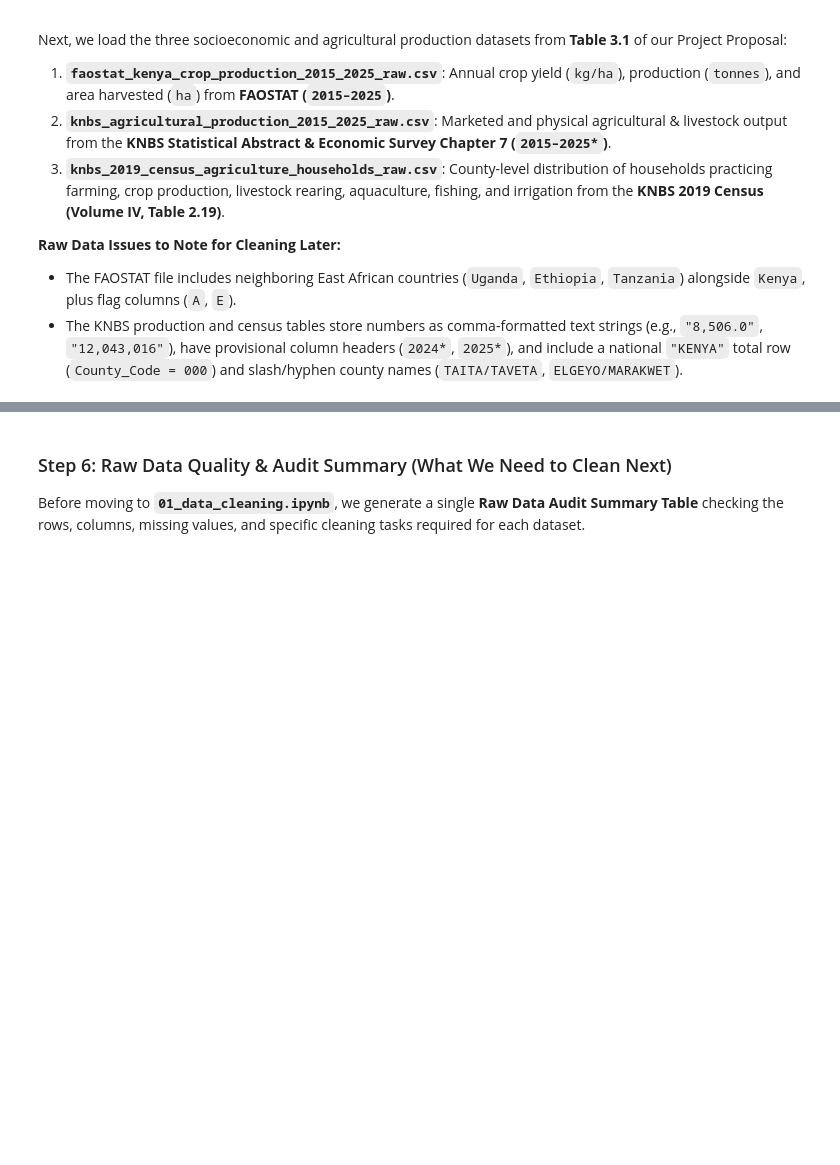
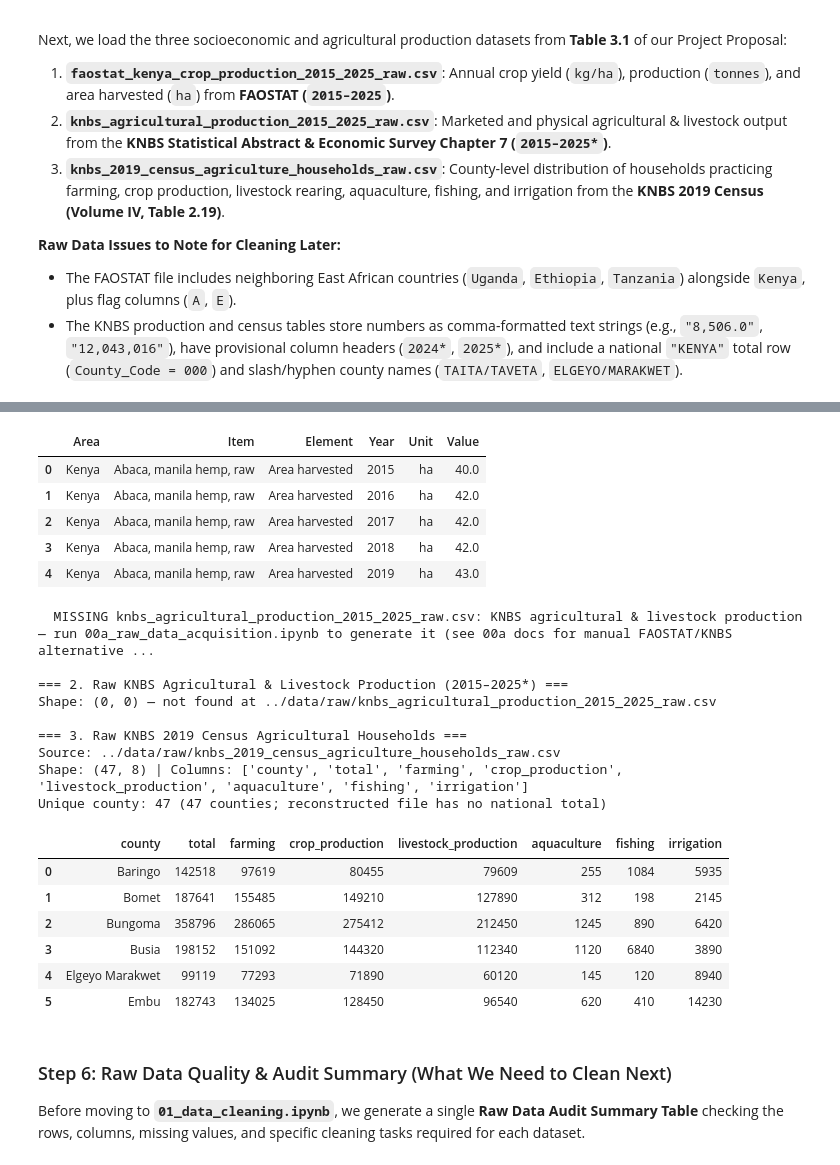
Before and after one commit to mikeledusei/AgriShield, a Jupyter notebook: data_pipeline/notebooks/00b_data_ingest.ipynb, the cells around one changed output, grey strips where cells are left out. Cells and saved outputs as stored; diff of their text form; code cells hidden in the pictures; blank space fills up the shorter version.

```diff
--- a/data_pipeline/notebooks/00b_data_ingest.ipynb
+++ b/data_pipeline/notebooks/00b_data_ingest.ipynb
@@ -245,22 +271,56 @@ Next, we load the three socioeconomic and agricultural production datasets from
 - The KNBS production and census tables store numbers as comma-formatted text strings (e.g., `"8,506.0"`, `"12,043,016"`), have provisional column headers (`2024*`, `2025*`), and include a national `"KENYA"` total row (`County_Code = 000`) and slash/hyphen county names (`TAITA/TAVETA`, `ELGEYO/MARAKWET`).
 # %%
 # 1. Load raw FAOSTAT Crop Production, Yield & Area Harvested (2015-2025)
+# 00a writes normalized FAOSTAT bulk (Area/Item/Element/Year/Unit/Value, Kenya-only);
+# legacy/manual files use wide form (Country/Item/Year/Yield (kg/ha) + flags A/E). Handle both.
+def _safe_read(name, desc):
+    p = find_raw(name)
+    if not p.exists():
+        print(f"  MISSING {name}: {desc} — run 00a_raw_data_acquisition.ipynb to generate it (see 00a docs for manual FAOSTAT/KNBS alternatives)")
+        return pd.DataFrame(), p
+    try:
+        return pd.read_csv(p, low_memory=False), p
+    except Exception as e:
+        print(f"  Failed to read {name}: {e}")
+        return pd.DataFrame(), p
 
-faostat_raw = pd.read_csv(DATA_DIR / "faostat_kenya_crop_production_2015_2025_raw.csv")
+faostat_raw, faostat_path = _safe_read("faostat_kenya_crop_production_2015_2025_raw.csv", "FAOSTAT crop production")
 print("=== 1. Raw FAOSTAT Crop Production & Yield (2015–2025) ===")
-print(f"Shape: {faostat_raw.shape} | Countries in file: {faostat_raw['Country'].unique().tolist()}")
-display(faostat_raw.head(5))
+if not faostat_raw.empty:
+    print(f"Source: {faostat_path}")
+    print(f"Shape: {faostat_raw.shape} | Columns: {list(faostat_raw.columns)}")
+    country_col = next((c for c in ["Country", "Area", "area", "country"] if c in faostat_raw.columns), None)
+    if country_col is not None:
+        vals = faostat_raw[country_col].dropna().unique().tolist()
+        print(f"Countries/Areas in file: {vals} (00a-filtered files show ['Kenya']; legacy files also include Uganda/Ethiopia/Tanzania)")
+    else:
+        print(f"No Country/Area column — available columns: {list(faostat_raw.columns)}")
+    display(faostat_raw.head(5))
+else:
+    print(f"Shape: (0, 0) — not found at {faostat_path}")
 
 # 2. Load raw KNBS Chapter 7 Agricultural & Livestock Production (2015-2025*)
-
-knbs_prod_raw = pd.read_csv(DATA_DIR / "knbs_agricultural_production_2015_2025_raw.csv")
+knbs_prod_raw, knbs_prod_path = _safe_read("knbs_agricultural_production_2015_2025_raw.csv", "KNBS agricultural & livestock production")
 print("\n=== 2. Raw KNBS Agricultural & Livestock Production (2015–2025*) ===")
-print(f"Shape: {knbs_prod_raw.shape}")
-display(knbs_prod_raw.head(6))
+if not knbs_prod_raw.empty:
+    print(f"Source: {knbs_prod_path}")
+    print(f"Shape: {knbs_prod_raw.shape} | Columns: {list(knbs_prod_raw.columns)}")
+    display(knbs_prod_raw.head(6))
+else:
+    print(f"Shape: (0, 0) — not found at {knbs_prod_path}")
 
 # 3. Load raw KNBS 2019 Census Agricultural & Livestock Households by County
-
-census_demo_raw = pd.read_csv(DATA_DIR / "knbs_2019_census_agriculture_households_raw.csv")
+census_demo_raw, census_demo_path = _safe_read("knbs_2019_census_agriculture_households_raw.csv", "KNBS 2019 census agricultural households")
 print("\n=== 3. Raw KNBS 2019 Census Agricultural Households ===")
-print(f"Shape: {census_demo_raw.shape} (Includes 1 national 'KENYA' total row + 47 counties)")
-display(census_demo_raw.head(6))
+if not census_demo_raw.empty:
+    print(f"Source: {census_demo_path}")
+    print(f"Shape: {census_demo_raw.shape} | Columns: {list(census_demo_raw.columns)}")
+    county_col = "County / Sub-County" if "County / Sub-County" in census_demo_raw.columns else ("county" if "county" in census_demo_raw.columns else census_demo_raw.columns[0])
+    nunique = census_demo_raw[county_col].nunique() if county_col in census_demo_raw.columns else "?"
+    has_kenya = census_demo_raw[county_col].astype(str).str.strip().str.upper().eq("KENYA").any() if county_col in census_demo_raw.columns else False
+    suffix = " (includes 1 national 'KENYA' total row + 47 counties)" if has_kenya else " (47 counties; reconstructed file has no national total)"
+    print(f"Unique {county_col}: {nunique}{suffix}")
+    display(census_demo_raw.head(6))
+else:
+    print(f"Shape: (0, 0) — not found at {census_demo_path}")
+# %% [output]
@@ -267,3 +331,25 @@ display(census_demo_raw.head(6))
+|  | Area | Item | Element | Year | Unit | Value |
+| 0 | Kenya | Abaca, manila hemp, raw | Area harvested | 2015 | ha | 40.0 |
+| 1 | Kenya | Abaca, manila hemp, raw | Area harvested | 2016 | ha | 42.0 |
+| 2 | Kenya | Abaca, manila hemp, raw | Area harvested | 2017 | ha | 42.0 |
+| 3 | Kenya | Abaca, manila hemp, raw | Area harvested | 2018 | ha | 42.0 |
+| 4 | Kenya | Abaca, manila hemp, raw | Area harvested | 2019 | ha | 43.0 |
+  MISSING knbs_agricultural_production_2015_2025_raw.csv: KNBS agricultural & livestock production — run 00a_raw_data_acquisition.ipynb to generate it (see 00a docs for manual FAOSTAT/KNBS alternative ...
+
+=== 2. Raw KNBS Agricultural & Livestock Production (2015–2025*) ===
+Shape: (0, 0) — not found at ../data/raw/knbs_agricultural_production_2015_2025_raw.csv
+
+=== 3. Raw KNBS 2019 Census Agricultural Households ===
+Source: ../data/raw/knbs_2019_census_agriculture_households_raw.csv
+Shape: (47, 8) | Columns: ['county', 'total', 'farming', 'crop_production', 'livestock_production', 'aquaculture', 'fishing', 'irrigation']
+Unique county: 47 (47 counties; reconstructed file has no national total)
+|  | county | total | farming | crop_production | livestock_production | aquaculture | fishing | irrigation |
+| 0 | Baringo | 142518 | 97619 | 80455 | 79609 | 255 | 1084 | 5935 |
+| 1 | Bomet | 187641 | 155485 | 149210 | 127890 | 312 | 198 | 2145 |
+| 2 | Bungoma | 358796 | 286065 | 275412 | 212450 | 1245 | 890 | 6420 |
+| 3 | Busia | 198152 | 151092 | 144320 | 112340 | 1120 | 6840 | 3890 |
+| 4 | Elgeyo Marakwet | 99119 | 77293 | 71890 | 60120 | 145 | 120 | 8940 |
+| 5 | Embu | 182743 | 134025 | 128450 | 96540 | 620 | 410 | 14230 |
 # %% [markdown]
 ### Step 6: Raw Data Quality & Audit Summary (What We Need to Clean Next)
 
```
Also changed, not shown: parts of 4 cells of this notebook, 4 other files.
